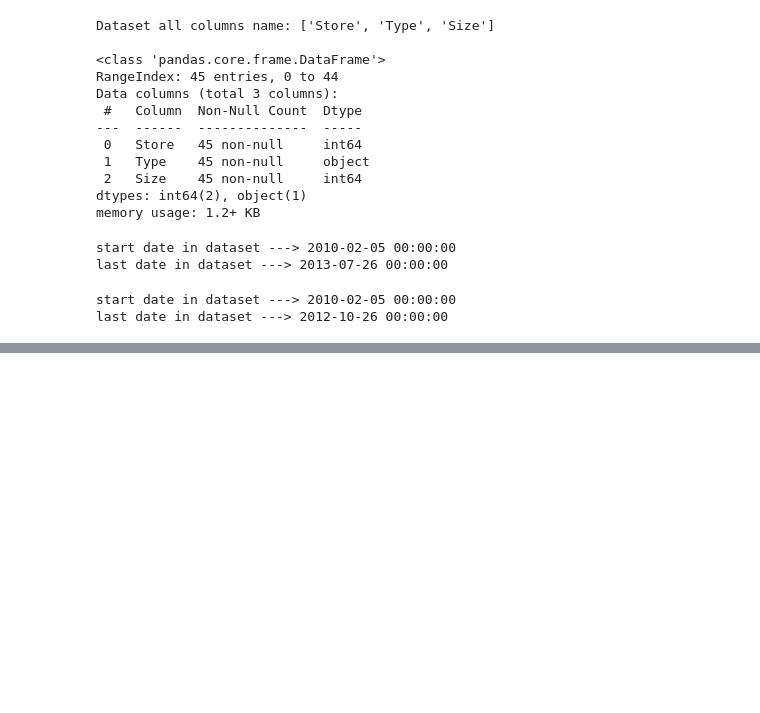
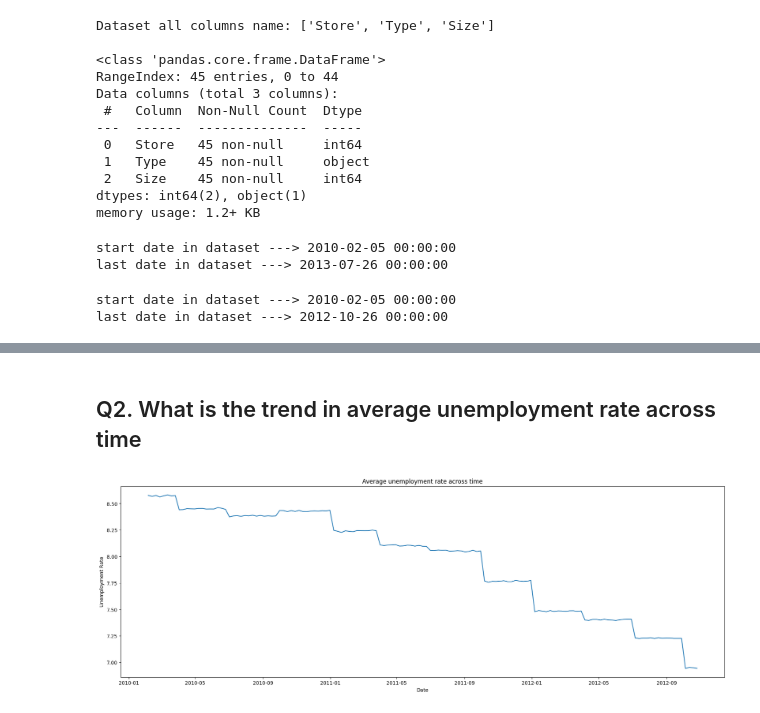
Before and after one commit to Rajesh1505/Capstone-Project-Advanced-Machine-Learning, a Jupyter notebook: Capstone_Project_Advanced_Machine_Learning.ipynb, the cells around one changed output, grey strips where cells are left out. Cells and saved outputs as stored; diff of their text form; code cells hidden in the pictures; blank space fills up the shorter version.

```diff
--- a/Capstone_Project_Advanced_Machine_Learning.ipynb
+++ b/Capstone_Project_Advanced_Machine_Learning.ipynb
@@ -266,0 +455,13 @@ last date in dataset ---> 2012-10-26 00:00:00
+# %% [markdown]
+## Q2. What is the trend in average unemployment rate across time
+# %%
+# Unemployment across time
+unn_across_time = merged_df.groupby(by = ['Date'], as_index= False)['Unemployment'].mean()
+plt.figure(figsize = (22,7))
+plt.plot(unn_across_time.Date, unn_across_time.Unemployment)
+plt.xlabel("Date")
+plt.ylabel("Unemployment Rate")
+plt.title("Average unemployment rate across time")
+plt.show()
+# %% [output]
+[figure, added]
```
Also changed, not shown: parts of 59 cells of this notebook.
